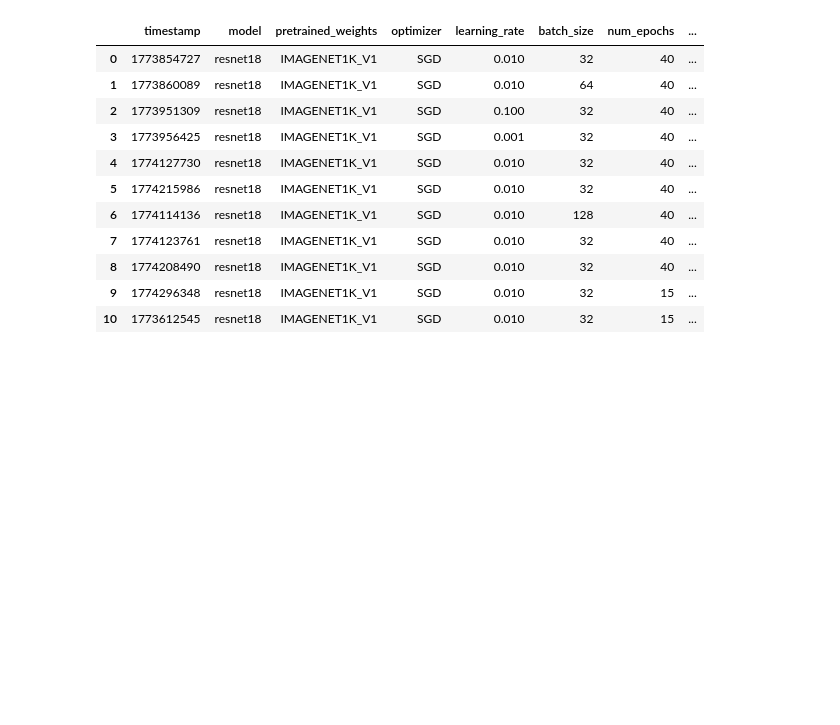
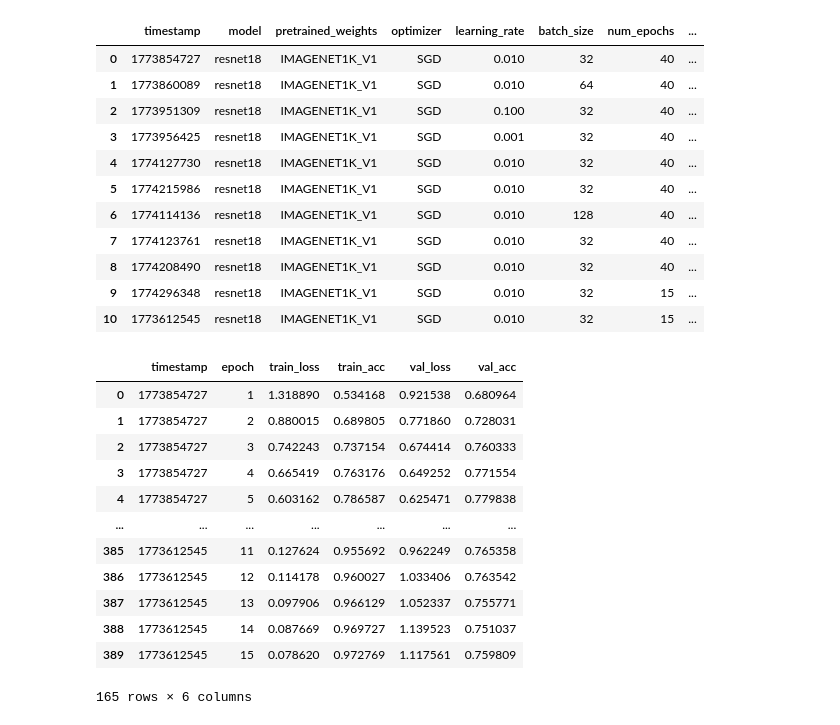
Before and after one commit to olaidczak/dl-project-1, a Jupyter notebook: plots.ipynb, the cells around one changed output. Saved outputs shown, nothing was run; the diff lists cells and outputs as text; code cells hidden in the pictures; blank space fills up the shorter version.

```diff
--- a/plots.ipynb
+++ b/plots.ipynb
@@ -19,5 +19,21 @@ exp
 | 8 | 1774208490 | resnet18 | IMAGENET1K_V1 | SGD | 0.010 | 32 | 40 | ... |
 | 9 | 1774296348 | resnet18 | IMAGENET1K_V1 | SGD | 0.010 | 32 | 15 | ... |
 | 10 | 1773612545 | resnet18 | IMAGENET1K_V1 | SGD | 0.010 | 32 | 15 | ... |
+# %%
+cur
+# %% [output]
+|  | timestamp | epoch | train_loss | train_acc | val_loss | val_acc |
+| 0 | 1773854727 | 1 | 1.318890 | 0.534168 | 0.921538 | 0.680964 |
+| 1 | 1773854727 | 2 | 0.880015 | 0.689805 | 0.771860 | 0.728031 |
+| 2 | 1773854727 | 3 | 0.742243 | 0.737154 | 0.674414 | 0.760333 |
+| 3 | 1773854727 | 4 | 0.665419 | 0.763176 | 0.649252 | 0.771554 |
+| 4 | 1773854727 | 5 | 0.603162 | 0.786587 | 0.625471 | 0.779838 |
+| ... | ... | ... | ... | ... | ... | ... |
+| 385 | 1773612545 | 11 | 0.127624 | 0.955692 | 0.962249 | 0.765358 |
+| 386 | 1773612545 | 12 | 0.114178 | 0.960027 | 1.033406 | 0.763542 |
+| 387 | 1773612545 | 13 | 0.097906 | 0.966129 | 1.052337 | 0.755771 |
+| 388 | 1773612545 | 14 | 0.087669 | 0.969727 | 1.139523 | 0.751037 |
+| 389 | 1773612545 | 15 | 0.078620 | 0.972769 | 1.117561 | 0.759809 |
+165 rows × 6 columns
 # %%
 cur = cur[cur['epoch'] <= 15]
```
Also changed, not shown: parts of 4 cells of this notebook, 1 other file.
